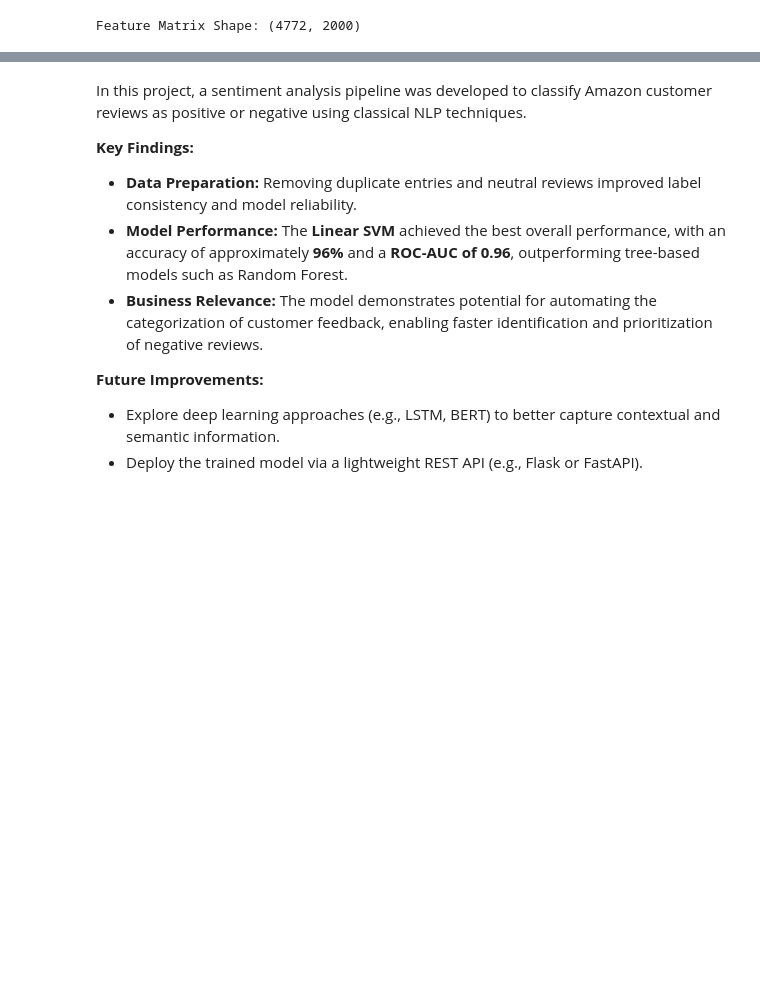
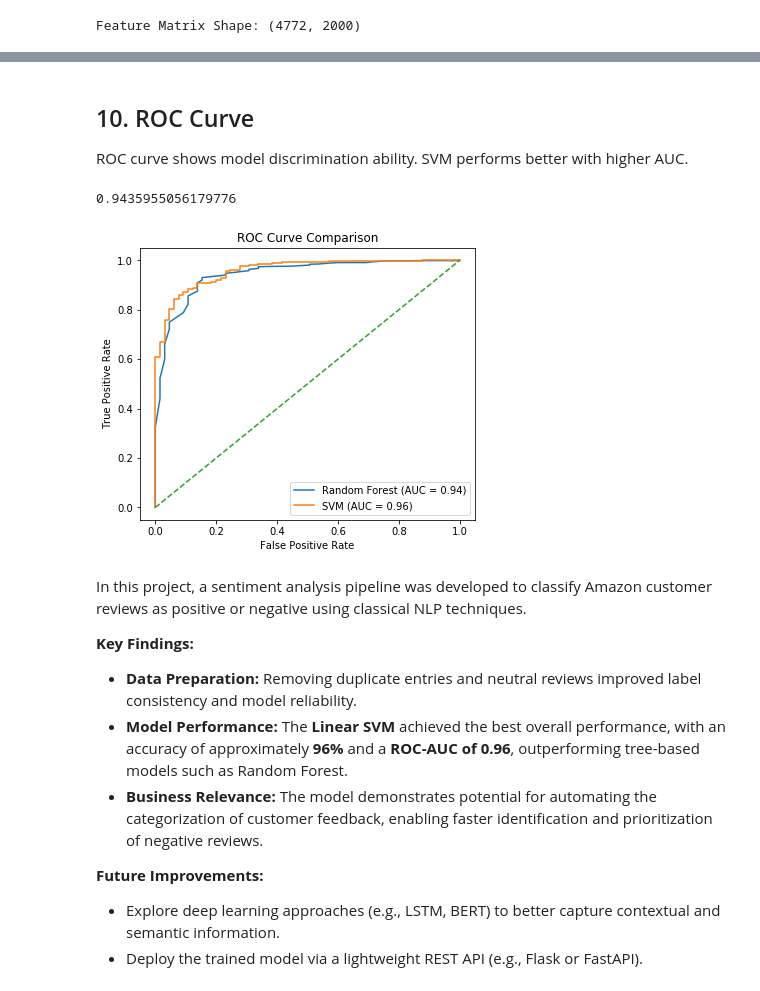
Before and after one commit to ozairshafique/amazon-sentiment-analysis, a Jupyter notebook: notebooks/amazon_sentiment_analysis.ipynb, the cells around one changed output, grey strips where cells are left out. Drawn from its saved outputs; the diff is of its cells as text; code cells hidden in the pictures; blank space fills up the shorter version.

```diff
--- a/notebooks/amazon_sentiment_analysis.ipynb
+++ b/notebooks/amazon_sentiment_analysis.ipynb
@@ -266,0 +273,13 @@ plt.show()
+# %%
+accuracy_data = {}
+for name, model in models.items():
+    y_pred = model.predict(X_test)
+    accuracy_data[name] = accuracy_score(y_test,y_pred)
+
+accuracy_df = pd.DataFrame(
+    accuracy_data.items(),
+    columns=['Model', 'Accuracy']
+)
+
+accuracy_df['Accuracy'] = accuracy_df['Accuracy'].apply(lambda x: f'{x:.2%}')
+print(accuracy_df)
@@ -267,3 +389,34 @@ plt.show()
+# %% [markdown]
+## 10. ROC Curve
+ROC curve shows model discrimination ability. SVM performs better with higher AUC.
+# %%
+y_pred_proba = rf.predict_proba(X_test)[:, 1]
+fpr, tpr, thresholds = roc_curve(y_test, y_pred_proba)
+roc_auc = auc(fpr, tpr)
+roc_auc
+# %% [output]
+0.9435955056179776
+# %%
+plt.figure(figsize=(6,5))
+
+for name, model in models.items():
+    y_probs = model.predict_proba(X_test)[:, 1]
+    fpr, tpr, _ = roc_curve(y_test, y_probs)
+    roc_auc = auc(fpr, tpr)
+
+    plt.plot(fpr, tpr, label=f"{name} (AUC = {roc_auc:.2f})")
+
+plt.plot([0, 1], [0, 1], linestyle='--')
+
+plt.xlabel("False Positive Rate")
+plt.ylabel("True Positive Rate")
+plt.title("ROC Curve Comparison")
+plt.legend()
+
+plt.savefig("../images/roc_curve.png", dpi=150, bbox_inches='tight')
+plt.show()
+# %% [output]
+[figure, added]
 # %% [markdown]
 In this project, a sentiment analysis pipeline was developed to classify Amazon
 customer reviews as positive or negative using classical NLP techniques.
```
Also changed, not shown: parts of 16 cells of this notebook.
